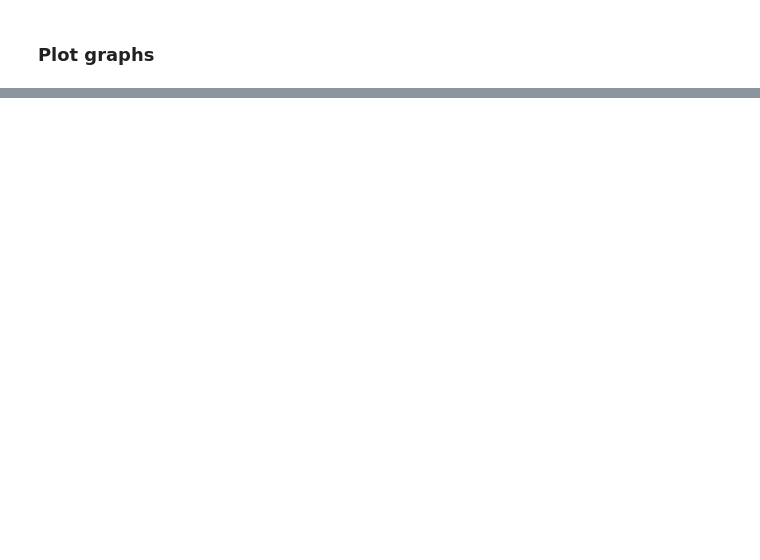
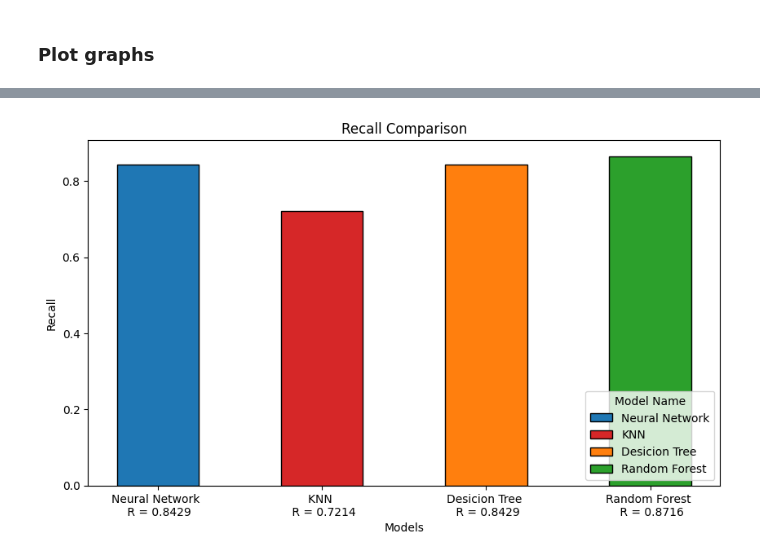
Before and after one commit to pannawat1233/Check-the-masked-person, a Jupyter notebook: src/main.ipynb, the cells around one changed output, grey strips where cells are left out. Drawn from its saved outputs; the diff is of its cells as text; code cells hidden in the pictures; blank space fills up the shorter version.

```diff
--- a/src/main.ipynb
+++ b/src/main.ipynb
@@ -453,0 +631,5 @@ plt.show()
+# %%
+# สร้างกราฟเปรียบเทียบค่า recall
+plot_graph('Recall Comparison', 'Recall', rec_labels)
+# %% [output]
+[figure, added]
```
Also changed, not shown: parts of 39 cells of this notebook.
